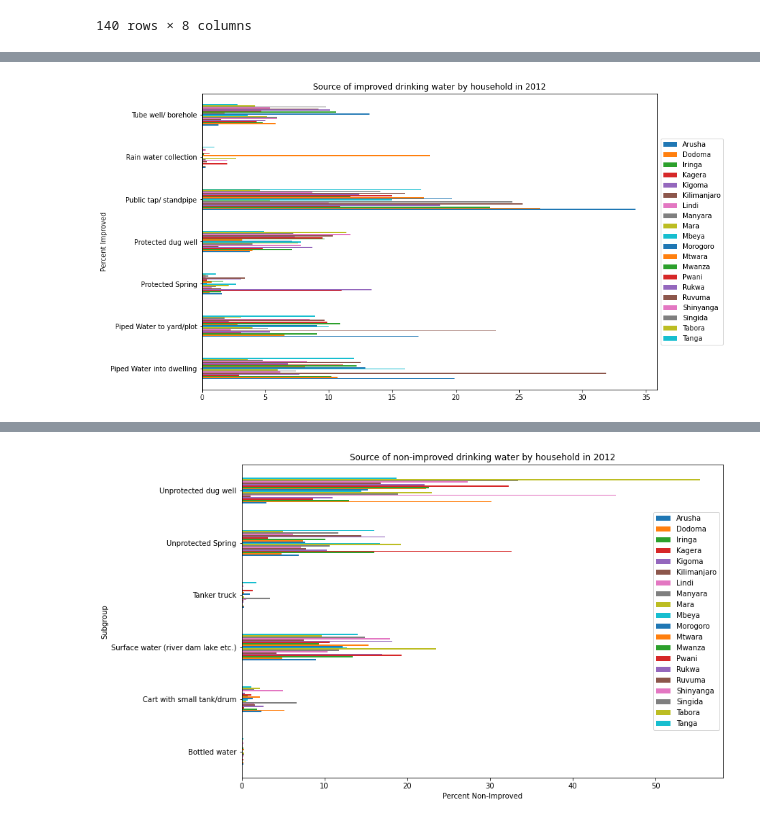
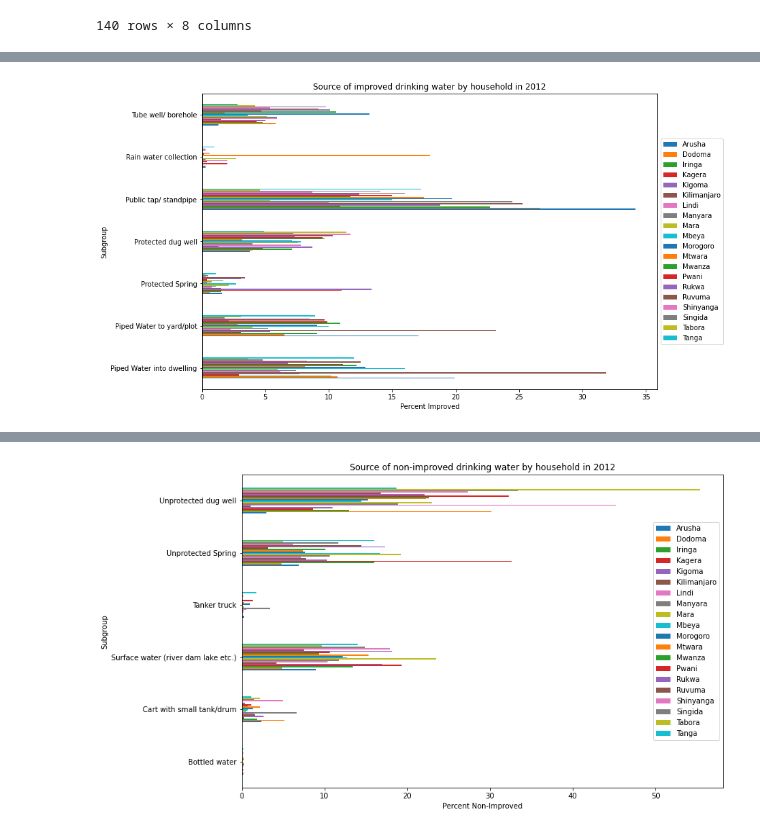
Before and after one commit to kalebts/Tanzania-Group-Project, a Jupyter notebook: Jackie.ipynb, the cells around one changed output, grey strips where cells are left out. Saved outputs shown, nothing was run; the diff lists cells and outputs as text; code cells hidden in the pictures.

```diff
--- a/Jackie.ipynb
+++ b/Jackie.ipynb
@@ -613,12 +613,12 @@ water_source_improved_table
 # %%
 water_source_improved_table.plot(figsize=(12,8), kind='barh')
 # plt.xticks(rotation=45)
-plt.ylabel('Percent Improved')
+plt.xlabel('Percent Improved')
 plt.title('Source of improved drinking water by household in 2012')
 plt.legend(loc='center left', bbox_to_anchor=(1, 0.5))
 plt.savefig('./images_jp/improved water source.png', transparent=True, bbox_inches = 'tight');
 # %% [output]
-[figure, old version]
+[figure, new version]
 # %%
 water_source_non_impr = water.loc['Source of non improved drinking water by households'].sort_values(by='Area')
 water_source_non_impr = water_source_non_impr[water_source_non_impr['Area ID']!='TZA001002006'].sort_values(by='Subgroup')
```
